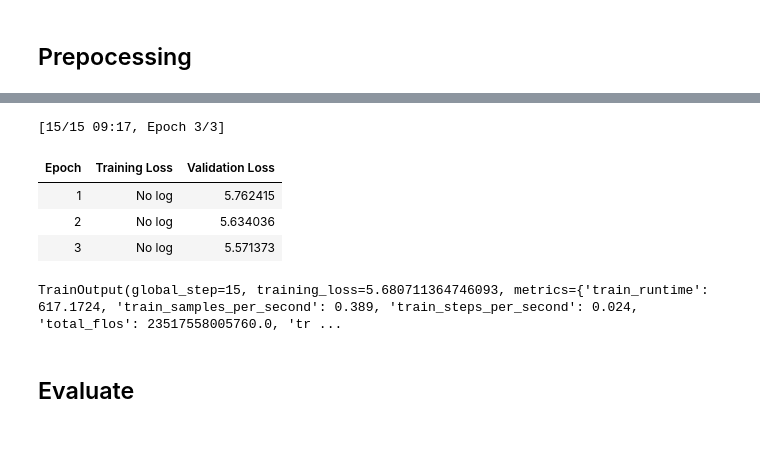
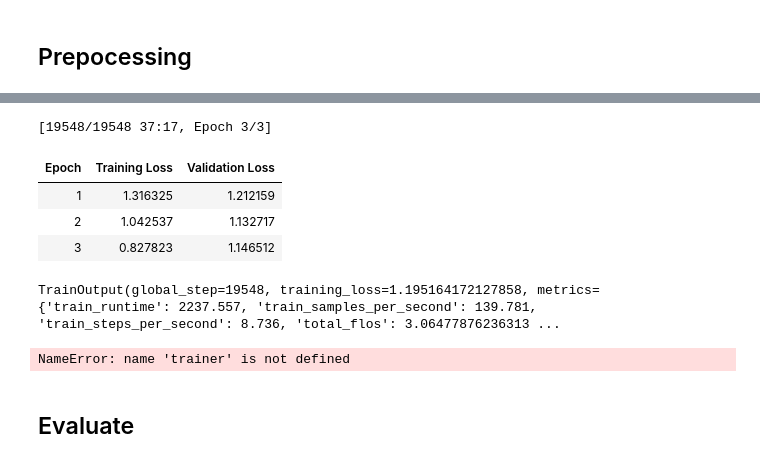
Before and after one commit to johnOfGod33/nlp-qa-system, a Jupyter notebook: training/v1/nlp_qa_training.ipynb, the cells around one changed output, grey strips where cells are left out. Saved outputs shown, nothing was run; the diff lists cells and outputs as text; code cells hidden in the pictures.

Commit message:
refactor : update training
- use more data for training

```diff
--- a/training/v1/nlp_qa_training.ipynb
+++ b/training/v1/nlp_qa_training.ipynb
@@ -51,7 +51,7 @@ notebook_login()
 # %%
 from datasets import load_dataset
 
-ds = load_dataset("rajpurkar/squad_v2", split="train[:100]")
+ds = load_dataset("rajpurkar/squad_v2", split="train")
 # %%
 ds = ds.train_test_split(test_size=0.2)
 # %%
@@ -161,33 +187,38 @@ Notes:
 - MISSING       :those params were newly initialized because missing from the checkpoint. Consider training on your downstream task.
 # %%
 training_args = TrainingArguments(
-    output_dir="my_awesome_qa_model",
+    output_dir="distilbert-base-cased-squad-qa",
     eval_strategy="epoch",
     learning_rate=2e-5,
     per_device_train_batch_size=16,
     per_device_eval_batch_size=16,
     num_train_epochs=3,
     weight_decay=0.01,
     push_to_hub=True,
+    optim="adamw_torch"
 )
 
 trainer = Trainer(
     model=model,
     args=training_args,
     train_dataset=tokenized_squad['train'],
     eval_dataset=tokenized_squad['test'],
     processing_class=tokenizer,
     data_collator=data_collator,
 )
 
 trainer.train()
 # %% [output]
-[15/15 09:17, Epoch 3/3]
+[19548/19548 37:17, Epoch 3/3]
 | Epoch | Training Loss | Validation Loss |
-| 1 | No log | 5.762415 |
-| 2 | No log | 5.634036 |
-| 3 | No log | 5.571373 |
+| 1 | 1.316325 | 1.212159 |
+| 2 | 1.042537 | 1.132717 |
+| 3 | 0.827823 | 1.146512 |
-TrainOutput(global_step=15, training_loss=5.680711364746093, metrics={'train_runtime': 617.1724, 'train_samples_per_second': 0.389, 'train_steps_per_second': 0.024, 'total_flos': 23517558005760.0, 'tr ...
+TrainOutput(global_step=19548, training_loss=1.195164172127858, metrics={'train_runtime': 2237.557, 'train_samples_per_second': 139.781, 'train_steps_per_second': 8.736, 'total_flos': 3.06477876236313 ...
+# %%
+trainer.push_to_hub("distilbert-base-cased-squad-finetuned")
+# %% [output]
+NameError: name 'trainer' is not defined
 # %% [markdown]
 ## Evaluate
 # %% [markdown]
```
Also changed, not shown: parts of 10 cells of this notebook.
